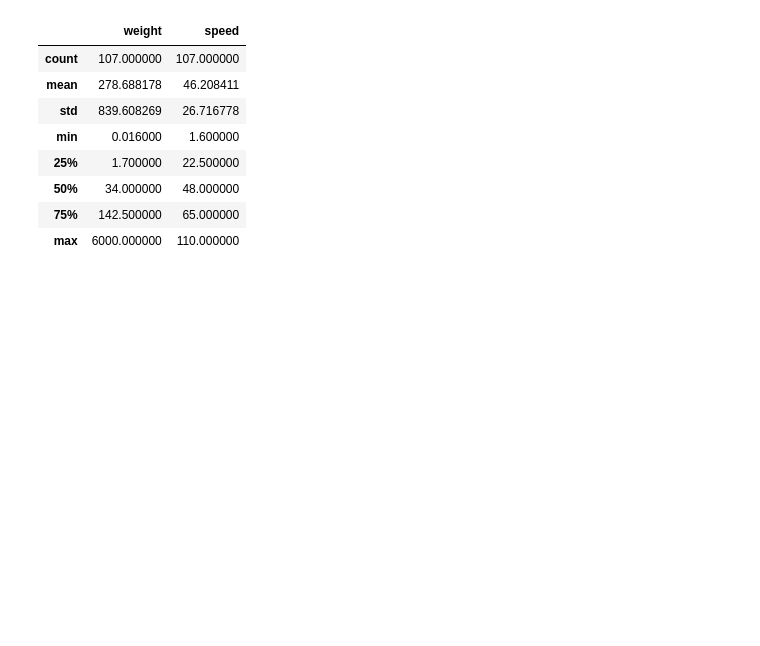
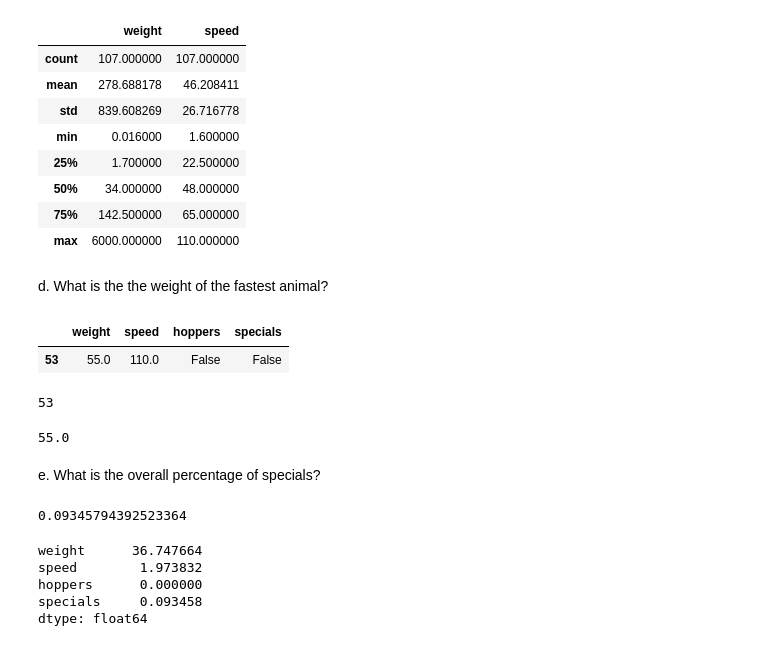
Before and after one commit to matt-c-knight/numpy-pandas-visualization-exercises, a Jupyter notebook: pandas_df_practice.ipynb, the cells around one changed output. Cells and saved outputs as stored; diff of their text form; code cells hidden in the pictures; blank space fills up the shorter version.

```diff
--- a/pandas_df_practice.ipynb
+++ b/pandas_df_practice.ipynb
@@ -333,3 +333,34 @@ mammals.describe()
 | 50% | 34.000000 | 48.000000 |
 | 75% | 142.500000 | 65.000000 |
 | max | 6000.000000 | 110.000000 |
+# %% [markdown]
+d. What is the the weight of the fastest animal?
+# %%
+fastest = mammals.sort_values(by="speed", ascending=False).head(1)
+# %%
+fastest
+# %% [output]
+|  | weight | speed | hoppers | specials |
+| 53 | 55.0 | 110.0 | False | False |
+# %%
+mammals.speed.idxmax()
+# %% [output]
+53
+# %%
+mammals.loc[mammals.speed.idxmax()].weight
+# %% [output]
+55.0
+# %% [markdown]
+e. What is the overall percentage of specials?
+# %%
+len(mammals[mammals.specials == True]) / len(mammals)
+# %% [output]
+0.09345794392523364
+# %%
+total
+# %% [output]
+weight      36.747664
+speed        1.973832
+hoppers      0.000000
+specials     0.093458
+dtype: float64
```
Also changed, not shown: parts of 3 cells of this notebook.
